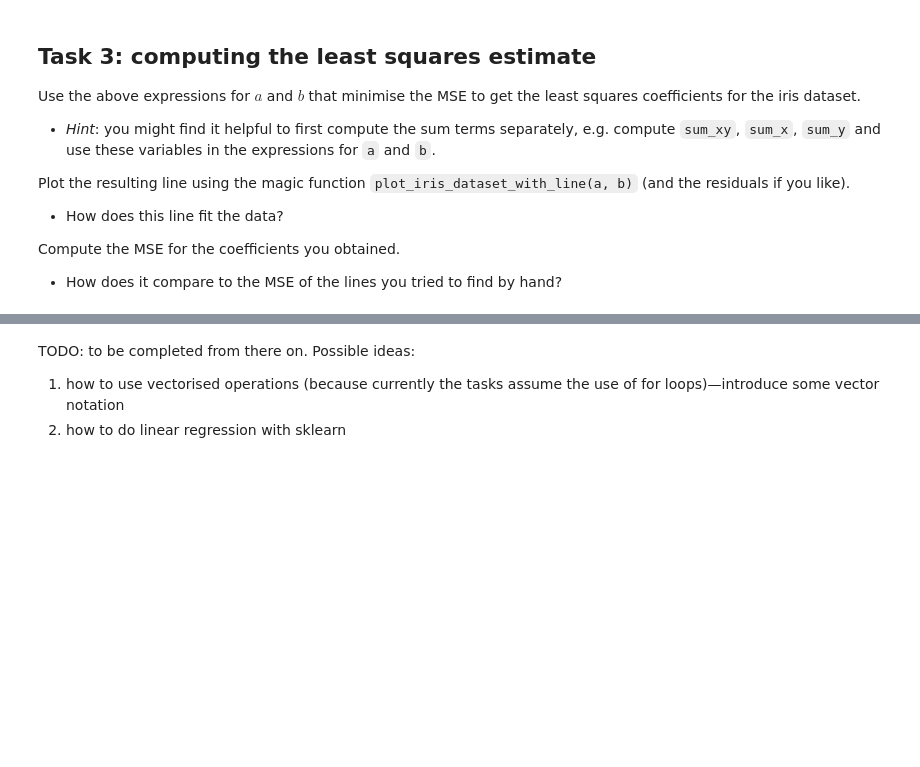
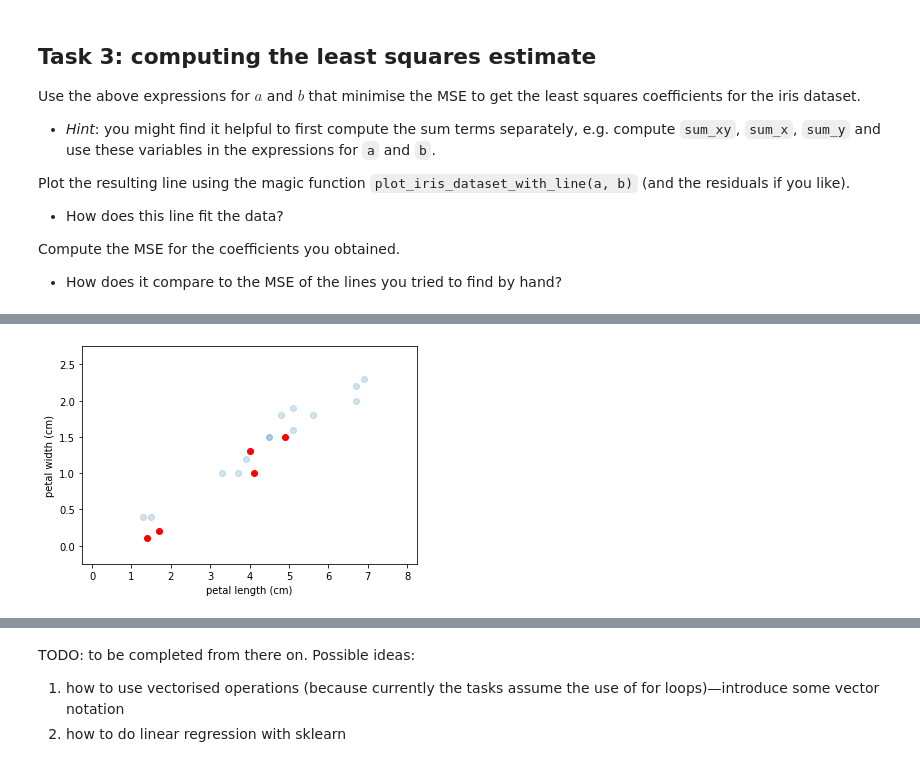
Before and after one commit to kamilest/oxwocs-girls-who-ml-2021, a Jupyter notebook: linear_regression.ipynb, the cells around one changed output, grey strips where cells are left out. Drawn from its saved outputs; the diff is of its cells as text; code cells hidden in the pictures; blank space fills up the shorter version.

```diff
--- a/linear_regression.ipynb
+++ b/linear_regression.ipynb
@@ -16,13 +16,21 @@ from sklearn.datasets import load_iris
 
 dataset = load_iris()
 sample = [ 57, 122, 118,  53, 117,  81,  70, 142,  84,  16, 103,  82,  66, 31,  83]
+test_sample = [89, 20, 72, 67, 12]
 
 petal_length = np.take(dataset.data[:, 2], sample)
 petal_width = np.take(dataset.data[:, 3], sample)
 iris_data = Bunch(data=petal_length, target=petal_width)
 
-def plot_iris_dataset(a=None, b=None, model=None, residuals=False, savefig=False, figname=None):
-  plt.scatter(iris_data.data, iris_data.target, zorder=0)
+test_petal_length = np.take(dataset.data[:, 2], test_sample)
+test_petal_width = np.take(dataset.data[:, 3], test_sample)
+
+def plot_iris_dataset(a=None, b=None, model=None, residuals=False, test=False, savefig=False, figname=None):
+  if test:
+    plt.scatter(iris_data.data, iris_data.target, alpha=0.2, zorder=0)
+    plt.scatter(test_petal_length, test_petal_width, c='red', zorder=0)
+  else:
+    plt.scatter(iris_data.data, iris_data.target, zorder=0)
 
   x = np.linspace(0, 8, 100).reshape(-1, 1)
   if model:
@@ -30,9 +38,14 @@ def plot_iris_dataset(a=None, b=None, model=None, residuals=False, savefig=False
   elif a is not None and b is not None:
     plt.plot(x, a * x + b, c='orange', zorder=0)
 
+
   if residuals:
-    X = iris_data.data.reshape(-1, 1)
-    y = iris_data.target
+    if test:
+      X = test_petal_length.reshape(-1, 1)
+      y = test_petal_width
+    else:
+      X = iris_data.data.reshape(-1, 1)
+      y = iris_data.target
     if model:
       y_pred = model.predict(X)
     elif a is not None and b is not None:
@@ -45,12 +58,12 @@ def plot_iris_dataset(a=None, b=None, model=None, residuals=False, savefig=False
   plt.ylim([-0.25, 2.75])
 
   if savefig:
-    plt.savefig('{}.png'.format(figname if figname else 'figure'), dpi=600)
+    plt.savefig('{}.jpeg'.format(figname if figname else 'figure'), dpi=600)
 
   plt.show()
 
-def plot_iris_dataset_with_line(a, b, residuals=False):
-  plot_iris_dataset(a=a, b=b, residuals=residuals)
+def plot_iris_dataset_with_line(a, b, residuals=False, test=True):
+  plot_iris_dataset(a=a, b=b, residuals=residuals, test=test)
 # %% [markdown]
 # Introduction
 
@@ -255,0 +277,10 @@ Verify your answers:
+# %%
+# Get indices for five test points from the full dataset.
+test_sample = [89, 20, 72, 67, 12]
+
+test_petal_length = np.take(dataset.data[:, 2], test_sample)
+test_petal_width = np.take(dataset.data[:, 3], test_sample)
+
+plot_iris_dataset(test=True, savefig=True, figname='test_data')
+# %% [output]
+[figure, added]
```
Also changed, not shown: parts of 32 cells of this notebook.
